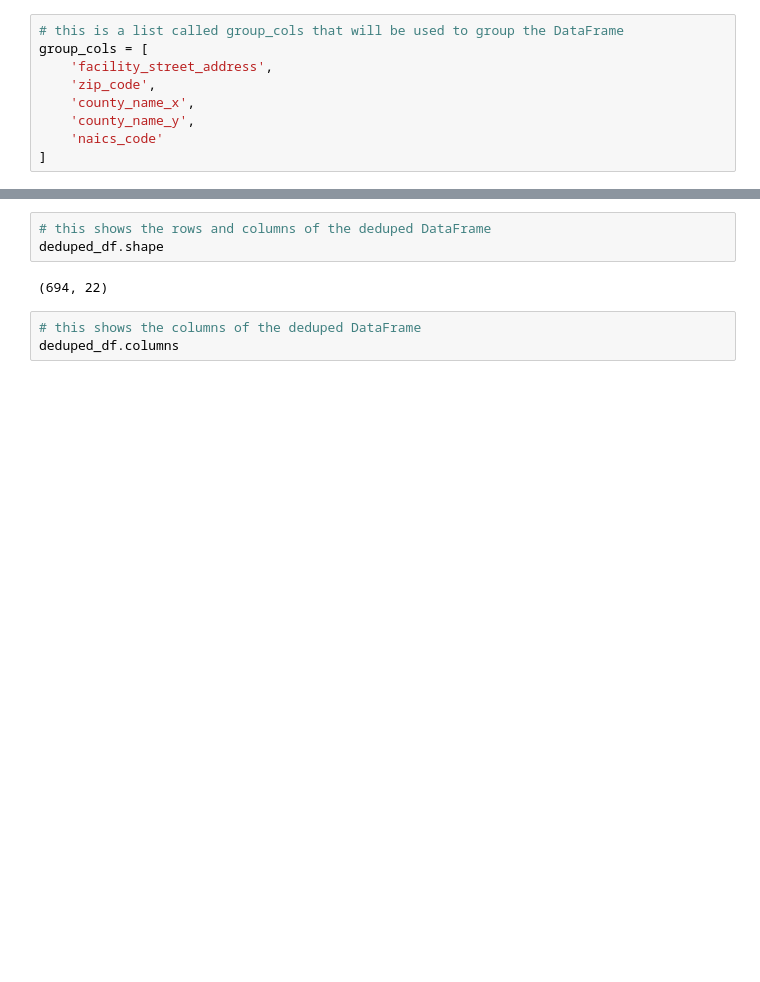
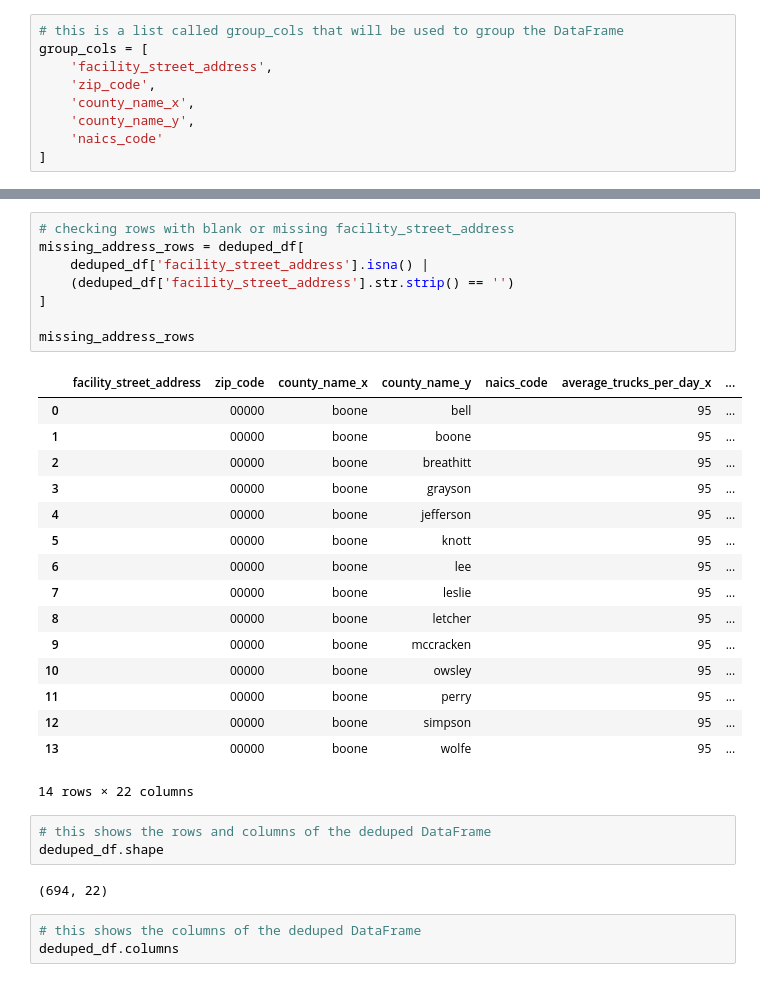
Before and after one commit to Mikes-Design/ky_traffic_analytics, a Jupyter notebook: worked_data/work.ipynb, the cells around one changed output, grey strips where cells are left out. Cells and saved outputs as stored; diff of their text form; blank space fills up the shorter version.

```diff
--- a/worked_data/work.ipynb
+++ b/worked_data/work.ipynb
@@ -580,3 +603,28 @@ deduped_df.head()
+# %%
+# checking rows with blank or missing facility_street_address
+missing_address_rows = deduped_df[
+    deduped_df['facility_street_address'].isna() |
+    (deduped_df['facility_street_address'].str.strip() == '')
+]
+
+missing_address_rows
+# %% [output]
+|  | facility_street_address | zip_code | county_name_x | county_name_y | naics_code | average_trucks_per_day_x | ... |
+| 0 |  | 00000 | boone | bell |  | 95 | ... |
+| 1 |  | 00000 | boone | boone |  | 95 | ... |
+| 2 |  | 00000 | boone | breathitt |  | 95 | ... |
+| 3 |  | 00000 | boone | grayson |  | 95 | ... |
+| 4 |  | 00000 | boone | jefferson |  | 95 | ... |
+| 5 |  | 00000 | boone | knott |  | 95 | ... |
+| 6 |  | 00000 | boone | lee |  | 95 | ... |
+| 7 |  | 00000 | boone | leslie |  | 95 | ... |
+| 8 |  | 00000 | boone | letcher |  | 95 | ... |
+| 9 |  | 00000 | boone | mccracken |  | 95 | ... |
+| 10 |  | 00000 | boone | owsley |  | 95 | ... |
+| 11 |  | 00000 | boone | perry |  | 95 | ... |
+| 12 |  | 00000 | boone | simpson |  | 95 | ... |
+| 13 |  | 00000 | boone | wolfe |  | 95 | ... |
+14 rows × 22 columns
 # %%
 # this shows the rows and columns of the deduped DataFrame
 deduped_df.shape
```
Also changed, not shown: parts of 9 cells of this notebook.
